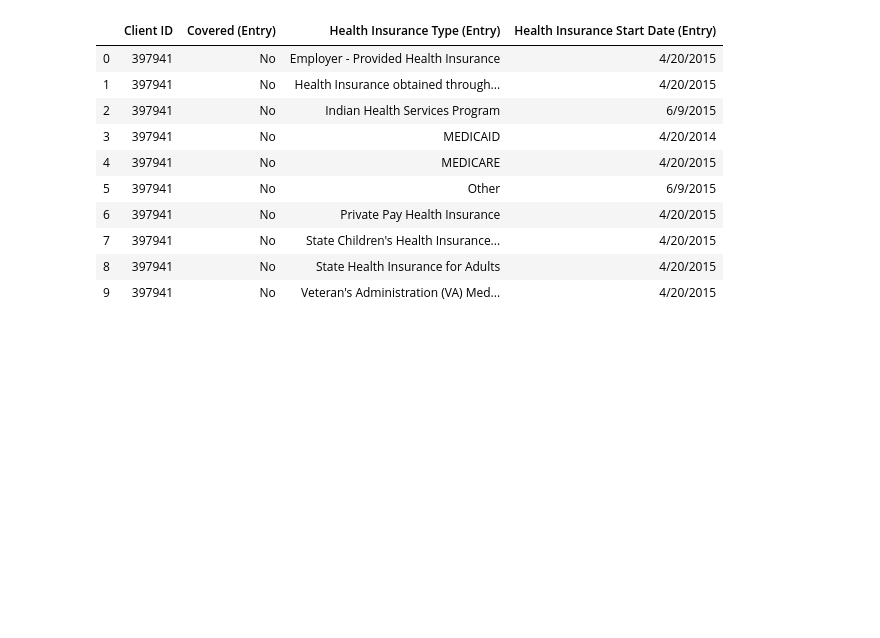
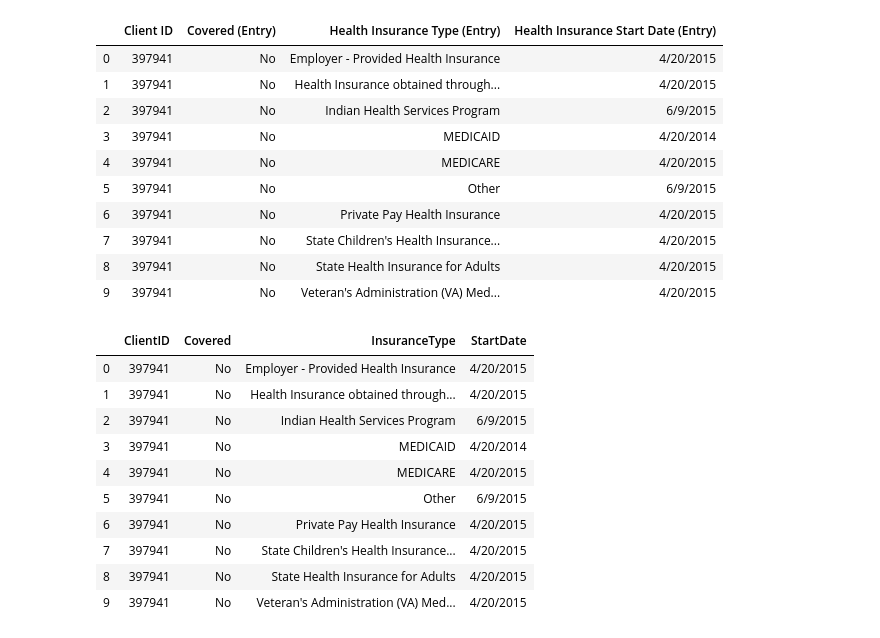
Before and after one commit to meaganfoster/bios611-projects-fall-2019-mlfoste1, a Jupyter notebook: Project_3/pandas_project3.ipynb, the cells around one changed output. Saved outputs shown, nothing was run; the diff lists cells and outputs as text; code cells hidden in the pictures; blank space fills up the shorter version.

```diff
--- a/Project_3/pandas_project3.ipynb
+++ b/Project_3/pandas_project3.ipynb
@@ -123,3 +171,19 @@ insurance_df.head(10)
 | 7 | 397941 | No | State Children's Health Insurance... | 4/20/2015 |
 | 8 | 397941 | No | State Health Insurance for Adults | 4/20/2015 |
 | 9 | 397941 | No | Veteran's Administration (VA) Med... | 4/20/2015 |
+# %%
+insurance_df.columns=['ClientID', 'Covered', 'InsuranceType','StartDate']
+
+insurance_df.head(10)
+# %% [output]
+|  | ClientID | Covered | InsuranceType | StartDate |
+| 0 | 397941 | No | Employer - Provided Health Insurance | 4/20/2015 |
+| 1 | 397941 | No | Health Insurance obtained through... | 4/20/2015 |
+| 2 | 397941 | No | Indian Health Services Program | 6/9/2015 |
+| 3 | 397941 | No | MEDICAID | 4/20/2014 |
+| 4 | 397941 | No | MEDICARE | 4/20/2015 |
+| 5 | 397941 | No | Other | 6/9/2015 |
+| 6 | 397941 | No | Private Pay Health Insurance | 4/20/2015 |
+| 7 | 397941 | No | State Children's Health Insurance... | 4/20/2015 |
+| 8 | 397941 | No | State Health Insurance for Adults | 4/20/2015 |
+| 9 | 397941 | No | Veteran's Administration (VA) Med... | 4/20/2015 |
```
Also changed, not shown: parts of 5 cells of this notebook.
